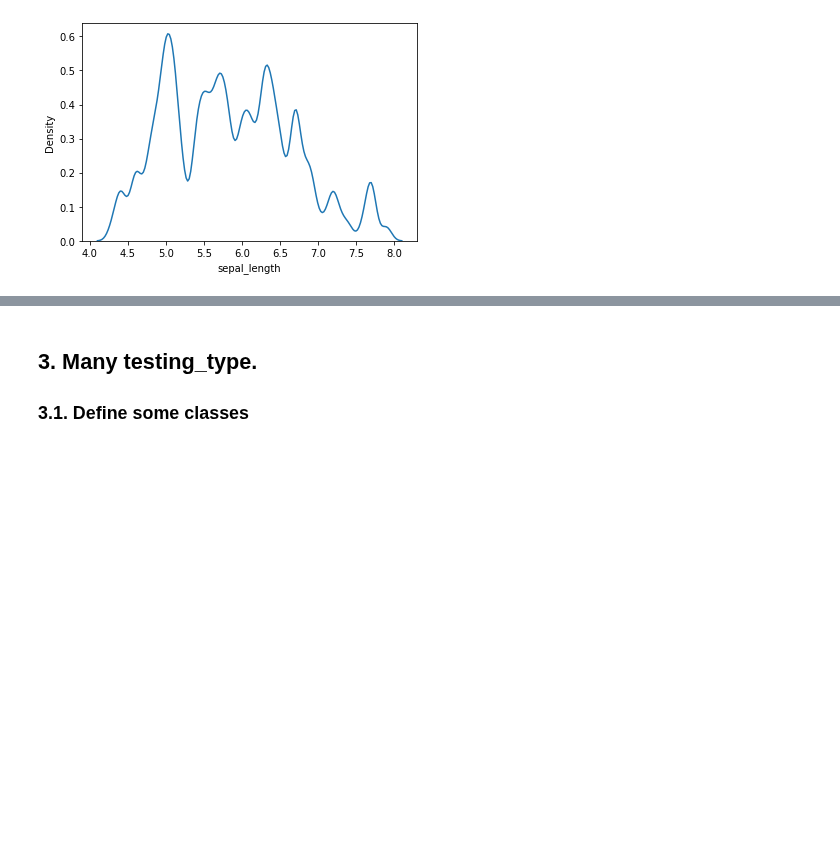
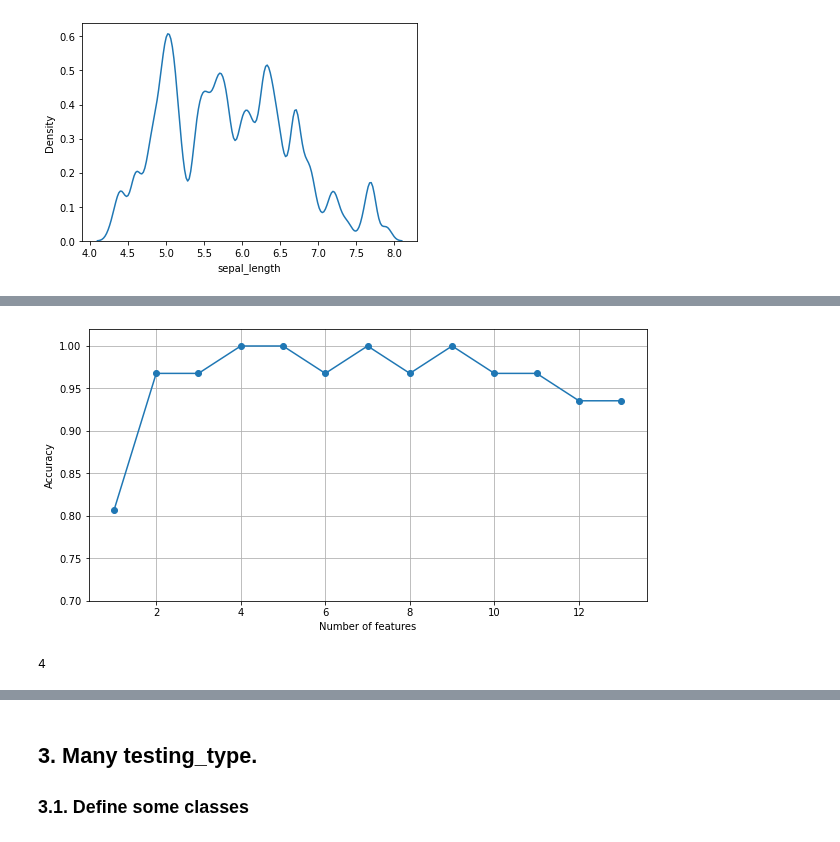
Before and after one commit to NhanDoV/Lectures_notes-teaching-in-VN-, a Jupyter notebook: My owner_classes/many-classes-python.ipynb, the cells around one changed output, grey strips where cells are left out. Drawn from its saved outputs; the diff is of its cells as text; code cells hidden in the pictures; blank space fills up the shorter version.

Commit message:
adding data

```diff
--- a/My owner_classes/many-classes-python.ipynb
+++ b/My owner_classes/many-classes-python.ipynb
@@ -199,0 +239,22 @@ class Polynomial_Univariate_Regression:
+# %%
+## Load dataset & split
+import numpy as np
+from sklearn import neighbors, datasets
+from sklearn.model_selection import train_test_split
+
+wine = datasets.load_wine()
+X_train, X_test, y_train, y_test = train_test_split(wine.data, wine.target, test_size=0.3)
+
+# Fit model
+knn = neighbors.KNeighborsClassifier(n_neighbors = 6)
+sbs = Sequential_Backwar_Selection(knn, k_features = 1)
+
+## Scaling your dataset
+from sklearn.preprocessing import StandardScaler
+stdsc = StandardScaler()
+stdsc.fit(X_train)
+X_train_std = stdsc.transform(X_train)
+X_test_std = stdsc.transform(X_test)
+
+#Train the model using the training sets
+sbs.fit(X_train_std, y_train)
@@ -199,0 +279,18 @@ class Polynomial_Univariate_Regression:
+# %%
+k_feat = [len(k) for k in sbs.subsets_]
+
+plt.figure(figsize = (10, 5))
+plt.plot(k_feat, sbs.scores_, marker='o')
+plt.ylim([0.7, 1.02])
+plt.ylabel('Accuracy')
+plt.xlabel('Number of features')
+plt.grid()
+plt.show()
+# %% [output]
+[figure, added]
+# %%
+smax = max(sbs.scores_)
+k_best = sbs.scores_.index(smax)
+k_best
+# %% [output]
+4
```
Also changed, not shown: parts of 10 cells of this notebook.
